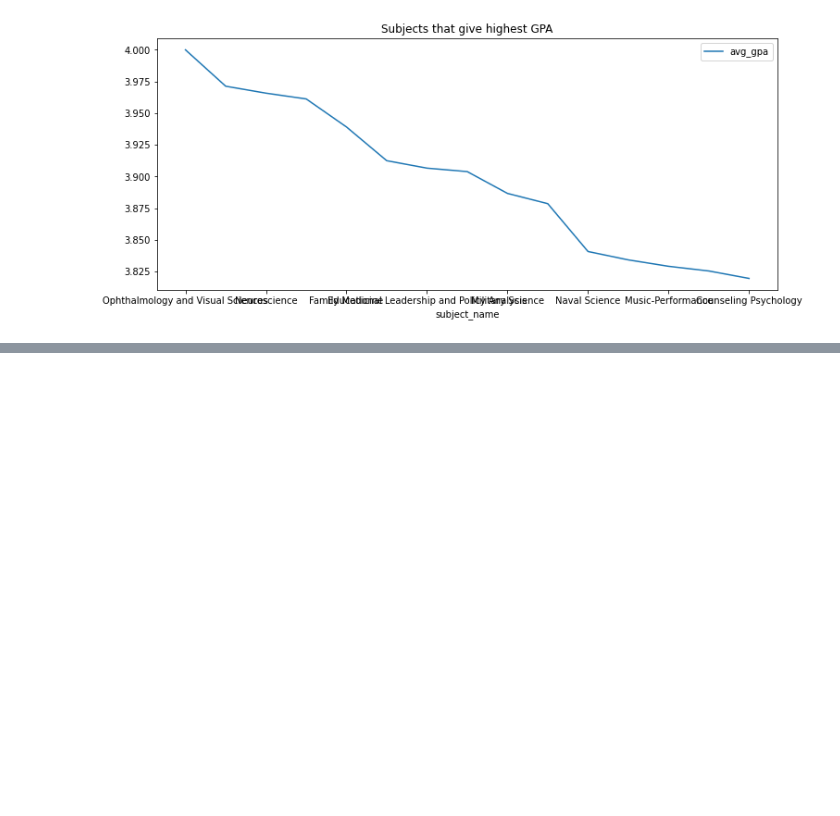
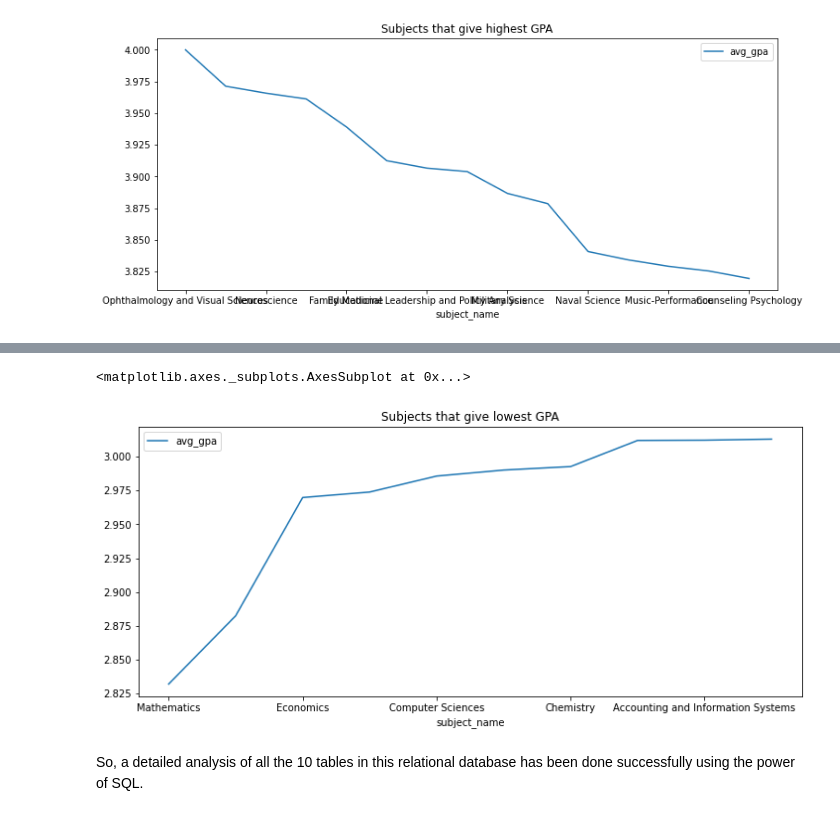
Before and after one commit to crypticrk/UW-Madsion-Dataset-Analysis, a Jupyter notebook: UW Madison Dataset Analyis.ipynb, the cells around one changed output, grey strips where cells are left out. Saved outputs shown, nothing was run; the diff lists cells and outputs as text; code cells hidden in the pictures; blank space fills up the shorter version.

```diff
--- a/UW Madison Dataset Analyis.ipynb
+++ b/UW Madison Dataset Analyis.ipynb
@@ -920,0 +921,17 @@ subject_hgpas.plot(x='subject_name',y=['avg_gpa'],figsize=(12,5),title='Subjects
+# %%
+subject_lgpas = pd.read_sql ("""SELECT subject_name,
+                                SUM(gpas.gpa * gpas.num_grades) / SUM(gpas.num_grades) AS avg_gpa,
+                                AVG(gpas.num_grades) AS avg_num_grades,
+                                SUM(gpas.num_grades) AS total_num_grades
+
+                                FROM instructor_courses
+                                INNER JOIN section_gpas gpas
+                                ON instructor_courses.course_offering_uuid = gpas.course_offering_uuid
+
+                                GROUP BY subject_name
+                                HAVING SUM(gpas.num_grades) > 300
+                                ORDER BY avg_gpa
+                                LIMIT 10;
+
+                                """, conn)
+subject_lgpas
@@ -920,0 +950,7 @@ subject_hgpas.plot(x='subject_name',y=['avg_gpa'],figsize=(12,5),title='Subjects
+# %%
+subject_lgpas.plot(x='subject_name',y=['avg_gpa'],figsize=(12,5),title='Subjects that give lowest GPA')
+# %% [output]
+<matplotlib.axes._subplots.AxesSubplot at 0x...>
+[figure, added]
+# %% [markdown]
+So, a detailed analysis of all the 10 tables in this relational database has been done successfully using the power of SQL.
```
Also changed, not shown: parts of 2 cells of this notebook.
